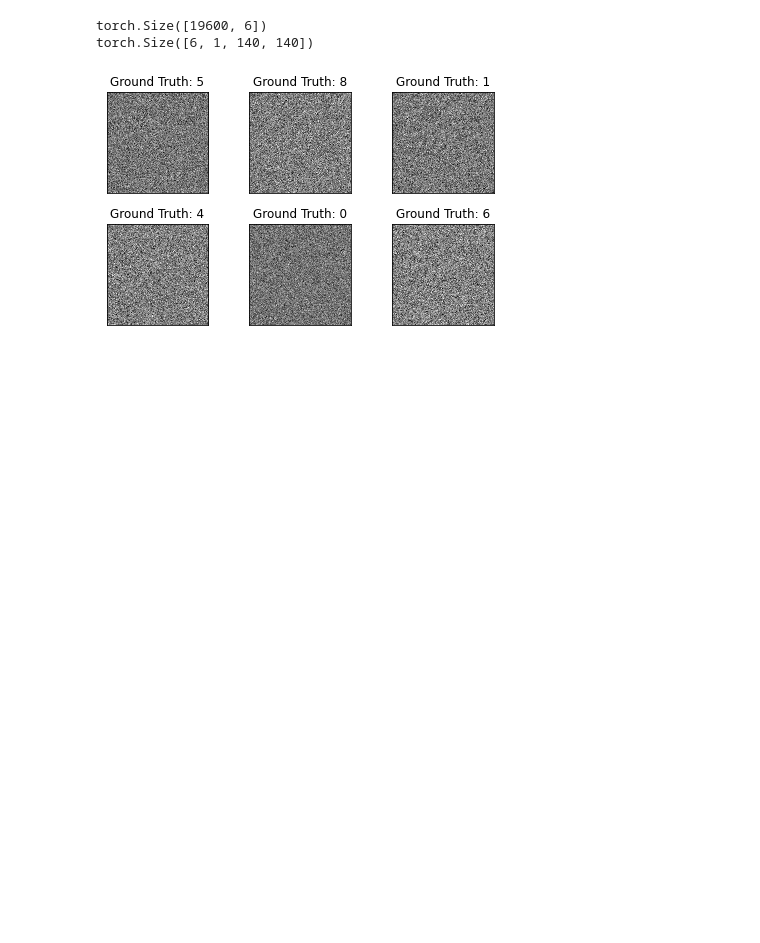
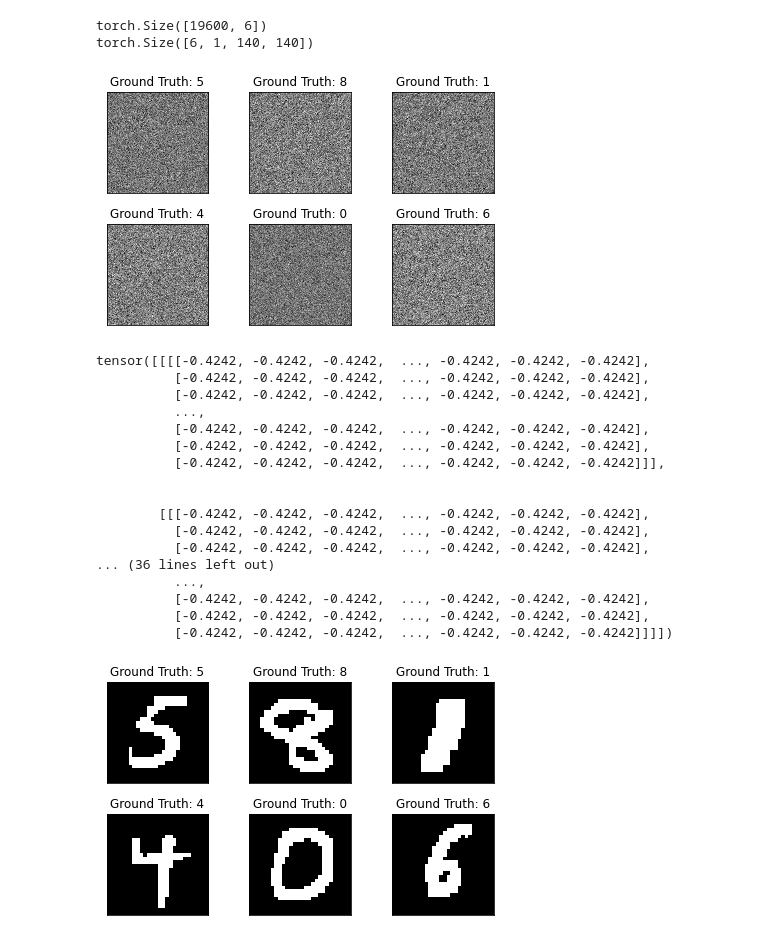
Before and after one commit to caixunshiren/One_hot_net, a Jupyter notebook: Conv_net.ipynb, the cells around one changed output. Drawn from its saved outputs; the diff is of its cells as text; code cells hidden in the pictures; blank space fills up the shorter version.

```diff
--- a/Conv_net.ipynb
+++ b/Conv_net.ipynb
@@ -82,3 +82,26 @@ visualize(encoded_s, sample_target)
 torch.Size([19600, 6])
 torch.Size([6, 1, 140, 140])
 [figure]
+# %%
+ss = (samples > -0.4).float()
+print(samples)
+visualize(ss, sample_target)
+# %% [output]
+tensor([[[[-0.4242, -0.4242, -0.4242,  ..., -0.4242, -0.4242, -0.4242],
+          [-0.4242, -0.4242, -0.4242,  ..., -0.4242, -0.4242, -0.4242],
+          [-0.4242, -0.4242, -0.4242,  ..., -0.4242, -0.4242, -0.4242],
+          ...,
+          [-0.4242, -0.4242, -0.4242,  ..., -0.4242, -0.4242, -0.4242],
+          [-0.4242, -0.4242, -0.4242,  ..., -0.4242, -0.4242, -0.4242],
+          [-0.4242, -0.4242, -0.4242,  ..., -0.4242, -0.4242, -0.4242]]],
+
+
+        [[[-0.4242, -0.4242, -0.4242,  ..., -0.4242, -0.4242, -0.4242],
+          [-0.4242, -0.4242, -0.4242,  ..., -0.4242, -0.4242, -0.4242],
+          [-0.4242, -0.4242, -0.4242,  ..., -0.4242, -0.4242, -0.4242],
+... (36 lines left out)
+          ...,
+          [-0.4242, -0.4242, -0.4242,  ..., -0.4242, -0.4242, -0.4242],
+          [-0.4242, -0.4242, -0.4242,  ..., -0.4242, -0.4242, -0.4242],
+          [-0.4242, -0.4242, -0.4242,  ..., -0.4242, -0.4242, -0.4242]]]])
+[figure, added]
```
